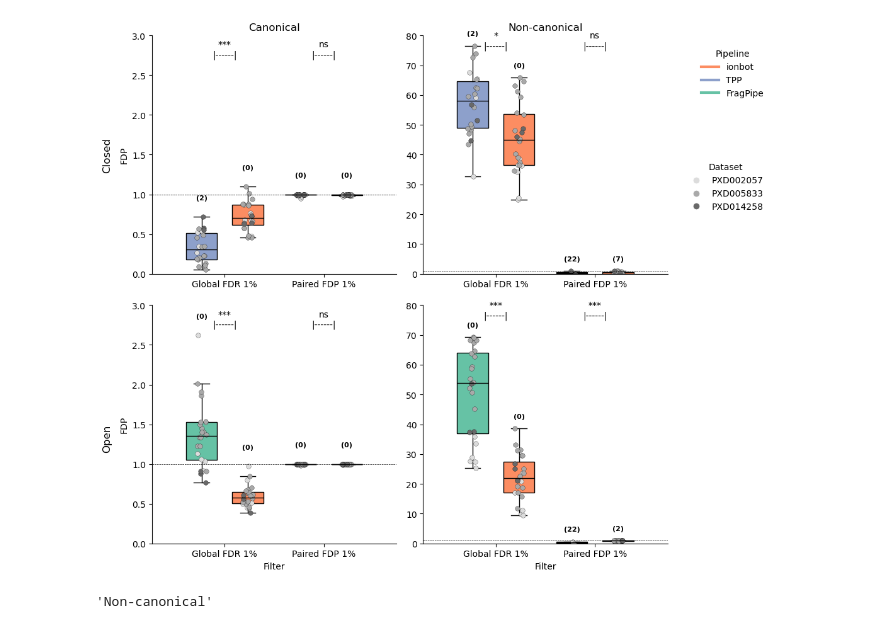
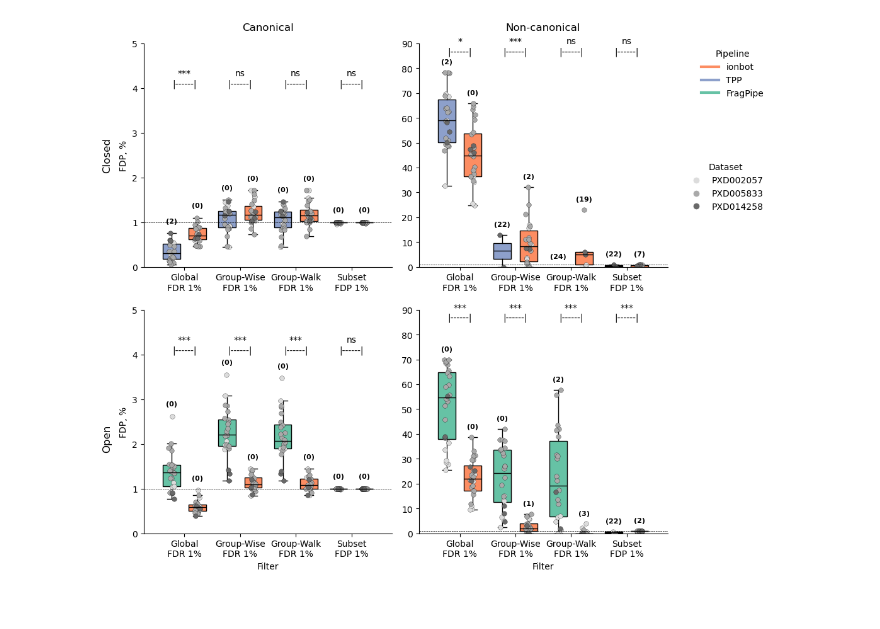
Before and after one commit to CompOmics/oui-discovery, a Jupyter notebook: oui-discovery-vv/plot-0-fdp.ipynb, the cells around one changed output. Saved outputs shown, nothing was run; the diff lists cells and outputs as text; code cells hidden in the pictures.

```diff
--- a/oui-discovery-vv/plot-0-fdp.ipynb
+++ b/oui-discovery-vv/plot-0-fdp.ipynb
@@ -20,14 +20,16 @@ subsets_fdp_bythresh['subset'] = subsets_fdp_bythresh['subset'].map({'canonical'
 subsets_fdp_bythresh['zero_ids_fdr'] = subsets_fdp_bythresh['Total target discoveries 1% FDR'] == 0
 subsets_fdp_bythresh['zero_ids_fdp'] = subsets_fdp_bythresh['Total target discoveries 1% paired FDP'] == 0
 
-# metadata
+# metadata - same for all filters
 m = subsets_fdp_bythresh[['pipeline', 'mode','subset','sample','dataset']]
+n = 24*2 #int(len(m)/6)
 # long by filtering
-fdr = subsets_fdp_bythresh[['Paired method 1% FDR','zero_ids_fdr']]; fdr.columns = ["fdp","zero_ids"]; fdr['filter'] = 'Global FDR 1%'
-fdp = subsets_fdp_bythresh[['Paired method 1% paired FDP','zero_ids_fdp']]; fdp.columns = ["fdp","zero_ids"]; fdp['filter'] = 'Paired FDP 1%'
-# ADD GROUPWALK
+# Classic / Group-Walk / Group-Wise FDR 1%
+fdr = subsets_fdp_bythresh[['Paired method 1% FDR','zero_ids_fdr']]; fdr.columns = ["fdp","zero_ids"]; fdr['filter'] = ((['Global FDR 1%']*n + ['Group-Walk FDR 1%']*n + ['Group-Wise FDR 1%']*n)*2)*2
+# Classic / Group-Walk / Group-Wise paired FDP 1%
+fdp = subsets_fdp_bythresh[['Paired method 1% paired FDP','zero_ids_fdp']]; fdp.columns = ["fdp","zero_ids"]; fdp['filter'] = ((['Subset FDP 1%']*n + ['Group-Walk FDP 1%']*n + ['Group-Wise FDP 1%']*n)*2)*2
 
-data = pd.concat([pd.concat([fdr, fdp],axis=0),pd.concat([m, m],axis=0)],axis=1)
+data = pd.concat([pd.concat([fdr, fdp],axis=0).reset_index(drop=True),pd.concat([m]*2,axis=0).reset_index(drop=True)],axis=1)
 # str% to float
 data['fdp'] = data.fdp.str.replace('%','').astype(float)
 # %% [output]
@@ -64,6 +45,0 @@ data
-# %%
-def pval_to_stars(p):
-    if p < 0.001: return '***'
-    elif p < 0.01: return '**'
-    elif p < 0.05: return '*'
-    else: return 'ns'
@@ -83,16 +79,22 @@ def pval_to_stars(p):
     else: return 'ns'
 
 palette = {'PXD002057': 'gainsboro', 'PXD005833': 'darkgrey', 'PXD014258': 'dimgrey'}
+#pipeline_palette = {
+#    'ionbot Open - Canonical':'#fc8d62', 'ionbot Open - Non-canonical':'#fc8d62',
+#    'FragPipe Open - Canonical':'#66c2a5','FragPipe Open - Non-canonical':'#66c2a5',
+#    'ionbot Closed - Canonical':'#fc8d62', 'ionbot Closed - Non-canonical':'#fc8d62',
+#    'TPP Closed - Canonical':'#8da0cb','TPP Closed - Non-canonical':'#8da0cb',
+#}
 pipeline_palette = {
-    'ionbot Open - Canonical':'#fc8d62', 'ionbot Open - Non-canonical':'#fc8d62',
-    'FragPipe Open - Canonical':'#66c2a5','FragPipe Open - Non-canonical':'#66c2a5',
-    'ionbot Closed - Canonical':'#fc8d62', 'ionbot Closed - Non-canonical':'#fc8d62',
-    'TPP Closed - Canonical':'#8da0cb','TPP Closed - Non-canonical':'#8da0cb',
+    'ionbot':'#fc8d62',
+    'FragPipe':'#66c2a5',
+    'TPP':'#8da0cb',
 }
-
 # remove empty samples from plotting
 data_toplot = data.copy()
 data_toplot = data_toplot[data_toplot["zero_ids"]==False]
+#remove Group-Walk/Wise FDP filters
+data_toplot = data_toplot[~((data_toplot["filter"].str.contains('Group'))&(data_toplot["filter"].str.contains('FDP')))]
 
 # Get unique values to define subplot grid
 modes = sorted(data["mode"].unique())
@@ -116,7 +118,8 @@ for i, mode in enumerate(modes):
         ax = axes[i, j]
         df_subset = df_mode[df_mode["subset"] == subset]
 
-        filters = sorted(df_subset["filter"].unique())
+        filters = ['Global FDR 1%','Group-Wise FDR 1%','Group-Walk FDR 1%',
+                  'Subset FDP 1%']#,'Group-Wise FDP 1%','Group-Walk FDP 1%',]#sorted(df_subset["filter"].unique())
         pipelines = sorted(df_subset["pipeline"].unique())
         n_pipelines = len(pipelines)
         width = 0.7
@@ -131,7 +134,8 @@ for i, mode in enumerate(modes):
             df_pipe = df_subset[df_subset["pipeline"] == pipeline]
             positions = np.arange(len(filters)) + offsets[k]
             box_data = [df_pipe.loc[df_pipe["filter"] == f, "fdp"].dropna() for f in filters]
-            boxcolor = pipeline_palette[f'{pipeline} {mode} - {subset}']
+            #boxcolor = pipeline_palette[f'{pipeline} {mode} - {subset}']
+            boxcolor = pipeline_palette[pipeline]
             ax.boxplot(
                 box_data,
                 positions=positions,
@@ -195,10 +199,11 @@ for i, mode in enumerate(modes):
                     stat, p = wilcoxon(d1, d2)
                 else:
                     print("Not pairwise data!")
+                    print(f)
 
                 # place above max data point
                 #y_pos = df_subset["fdp"].max()#y_max_total + 0.5
-                y_pos =  2.7 if subset == 'Canonical' else 75
+                y_pos =  4 if subset == 'Canonical' else 85
                 ax.text(
                     f_i, y_pos,
                     f"{pval_to_stars(p)}\n|------|",
@@ -210,48 +215,45 @@ for i, mode in enumerate(modes):
         # --- Horizontal line and formatting ---
         ax.axhline(y=1, color='black', linestyle='--', linewidth=.5)
 
-        if subset == 'Canonical': ax.set_ylim((0,3)) # y_max_total * 1.2
-        if subset == 'Non-canonical': ax.set_ylim((0, 80)) # y_max_total * 1.2
+        if subset == 'Canonical': ax.set_ylim((0,5)) # y_max_total * 1.2
+        if subset == 'Non-canonical': ax.set_ylim((0, 90)) # y_max_total * 1.2
 
         ax.set_xticks(np.arange(len(filters)))
-        ax.set_xticklabels(filters, ha='center')
+        ax.set_xticklabels(['Global\nFDR 1%','Group-Wise\nFDR 1%','Group-Walk\nFDR 1%',
+                  'Subset\nFDP 1%'], ha='center')#, rotation=45)
         if i==1: ax.set_xlabel("Filter")
-        if j == 0: ax.set_ylabel("FDP")
-        if i == 0: ax.set_title(subset, fontsize=12)
+        if j == 0: ax.set_ylabel("FDP, %")
+        if i == 0: ax.set_title(subset, fontsize=12,pad=15)
         sns.despine(ax=ax)
 # ---- Row titles (modes) ----
 for i, mode in enumerate(modes):
     # y-position: roughly center of the row
     # x-position: just to the left of the subplots
     fig.text(
         -0.005,                               # X-position (adjust if needed)
         (len(modes) - i - 0.5) / len(modes),  # Y-position (center of row)
         mode,
         va='center', ha='center',
         rotation=90, fontsize=12,
     )
 # ---- Legends ----
+pipeline_labels = ['ionbot', 'TPP', 'FragPipe']
 pipeline_handles = [
-    Line2D([0], [0], color=color, lw=3)
-    for color in set(list(pipeline_palette.values()))
+    Line2D([0], [0], color=pipeline_palette[label], lw=3)
+    for label in pipeline_labels
 ]
-pipeline_labels = ['ionbot', 'TPP', 'FragPipe']
 fig.legend(pipeline_handles, pipeline_labels, title="Pipeline",
            loc='upper right', bbox_to_anchor=(1.05, 0.95), frameon=False)
 
 dataset_handles = [
     Line2D([0], [0], marker='o', color='w',
            markerfacecolor=palette[d], markersize=8)
     for d in palette
 ]
 fig.legend(dataset_handles, list(palette.keys()), title="Dataset",
            loc='upper right', bbox_to_anchor=(1.05, 0.75), frameon=False)
 
 plt.tight_layout(rect=[0, 0, 0.9, 1])
 plt.show()
 # %% [output]
-[figure, old version]
+[figure, new version]
-# %%
-subset
-# %% [output]
-'Non-canonical'
```
Also changed, not shown: parts of 6 cells of this notebook, 4 other files.
